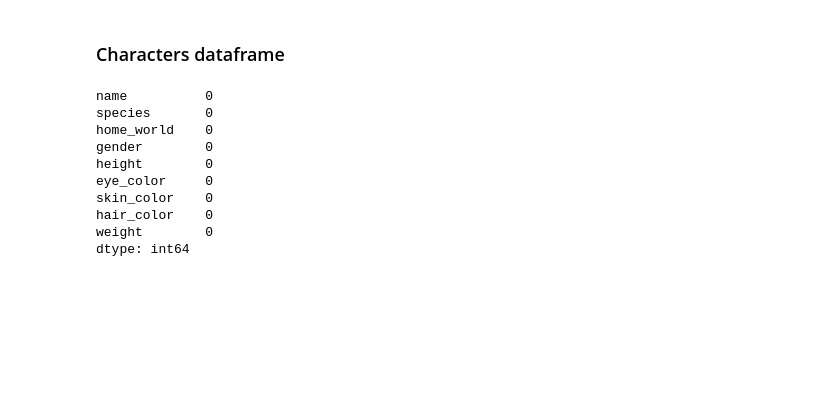
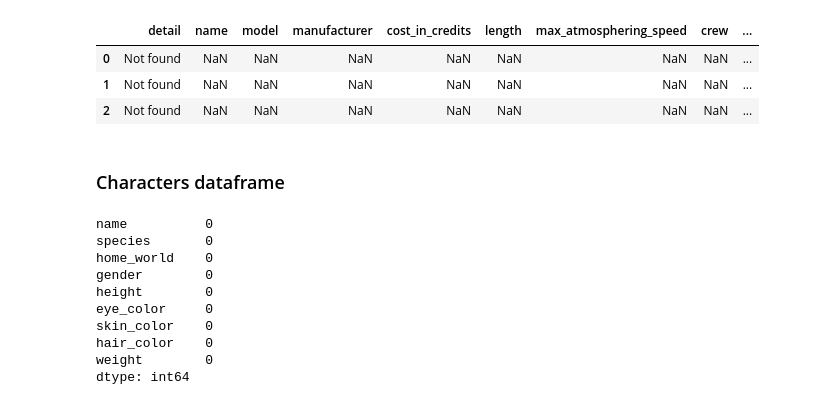
Before and after one commit to mmisiuda/star_wars, a Jupyter notebook: Untitled.ipynb, the cells around one changed output. Cells and saved outputs as stored; diff of their text form; code cells hidden in the pictures; blank space fills up the shorter version.

```diff
--- a/Untitled.ipynb
+++ b/Untitled.ipynb
@@ -66,6 +67,13 @@ starships_raw.head(3)
 | 0 | Not found | NaN | NaN | NaN | NaN | NaN | NaN | NaN | ... |
 | 1 | NaN | CR90 corvette | CR90 corvette | Corellian Engineering Corporation | 3500000 | 150 | 950 | 30-165 | ... |
 | 2 | NaN | Star Destroyer | Imperial I-class Star Destroyer | Kuat Drive Yards | 150000000 | 1,600 | 975 | 47,060 | ... |
+# %%
+vehicles_raw.head(3)
+# %% [output]
+|  | detail | name | model | manufacturer | cost_in_credits | length | max_atmosphering_speed | crew | ... |
+| 0 | Not found | NaN | NaN | NaN | NaN | NaN | NaN | NaN | ... |
+| 1 | Not found | NaN | NaN | NaN | NaN | NaN | NaN | NaN | ... |
+| 2 | Not found | NaN | NaN | NaN | NaN | NaN | NaN | NaN | ... |
 # %% [markdown]
 ### Characters dataframe
 # %%
```
Also changed, not shown: parts of 12 cells of this notebook.
